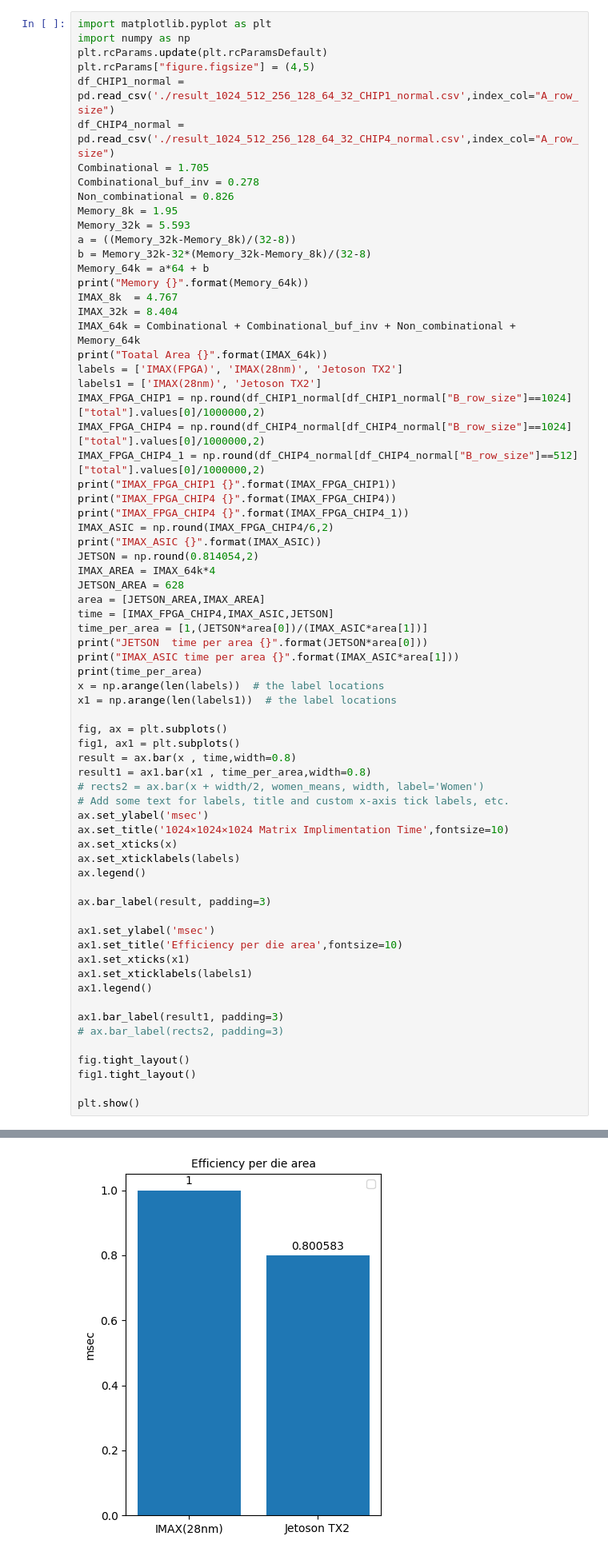
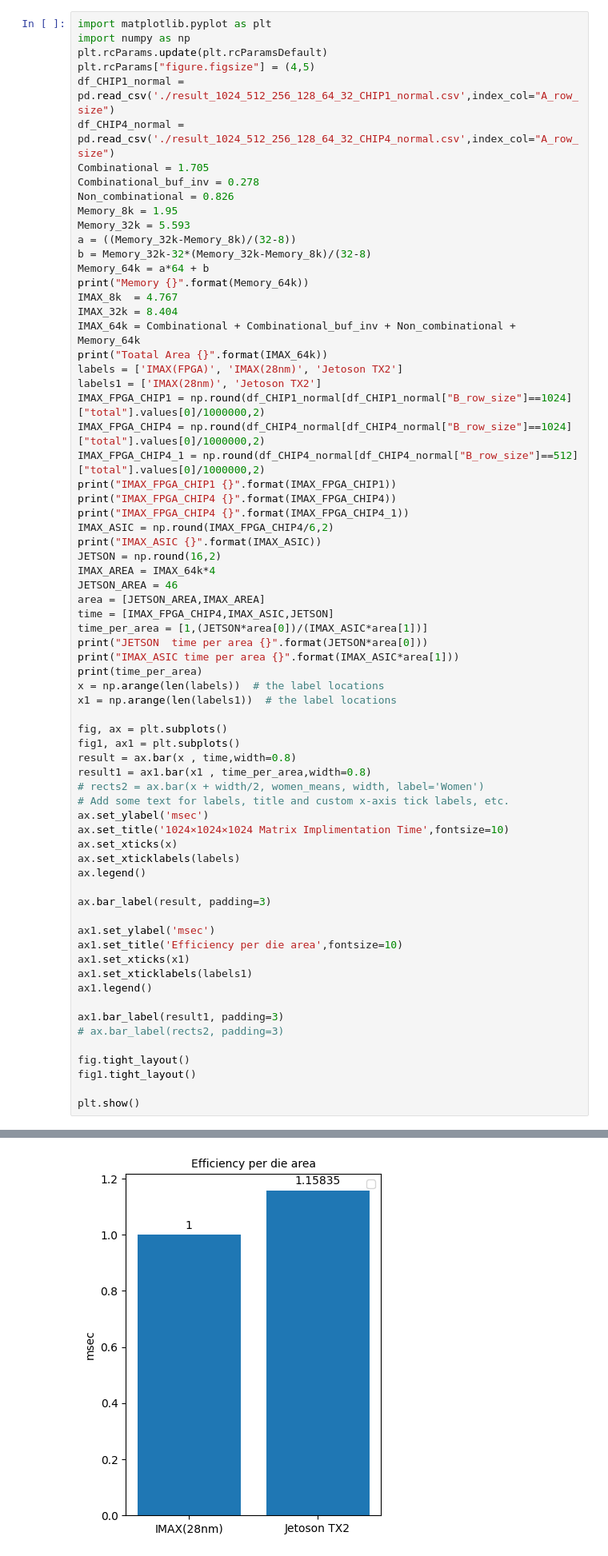
Before and after one commit to taku2365/IMAX_sparse.cent, a Jupyter notebook: src/emax6_sparselib/result_vis.ipynb, the cells around one changed output, grey strips where cells are left out. Shown at 80% size. Cells and saved outputs as stored; diff of their text form.

Commit message:
add graph

```diff
--- a/src/emax6_sparselib/result_vis.ipynb
+++ b/src/emax6_sparselib/result_vis.ipynb
@@ -216,9 +216,9 @@ print("IMAX_FPGA_CHIP4 {}".format(IMAX_FPGA_CHIP4))
 print("IMAX_FPGA_CHIP4 {}".format(IMAX_FPGA_CHIP4_1))
 IMAX_ASIC = np.round(IMAX_FPGA_CHIP4/6,2)
 print("IMAX_ASIC {}".format(IMAX_ASIC))
-JETSON = np.round(0.814054,2)
+JETSON = np.round(16,2)
 IMAX_AREA = IMAX_64k*4
-JETSON_AREA = 628
+JETSON_AREA = 46
 area = [JETSON_AREA,IMAX_AREA]
 time = [IMAX_FPGA_CHIP4,IMAX_ASIC,JETSON]
 time_per_area = [1,(JETSON*area[0])/(IMAX_ASIC*area[1])]
@@ -271,4 +271,4 @@ IMAX_ASIC time per area 635.3872533333334
-[figure, old version]
+[figure, new version]
 # %%
 import pandas as pd
 import matplotlib.pyplot as plt
```
Also changed, not shown: parts of 6 cells of this notebook, 18 other files.
